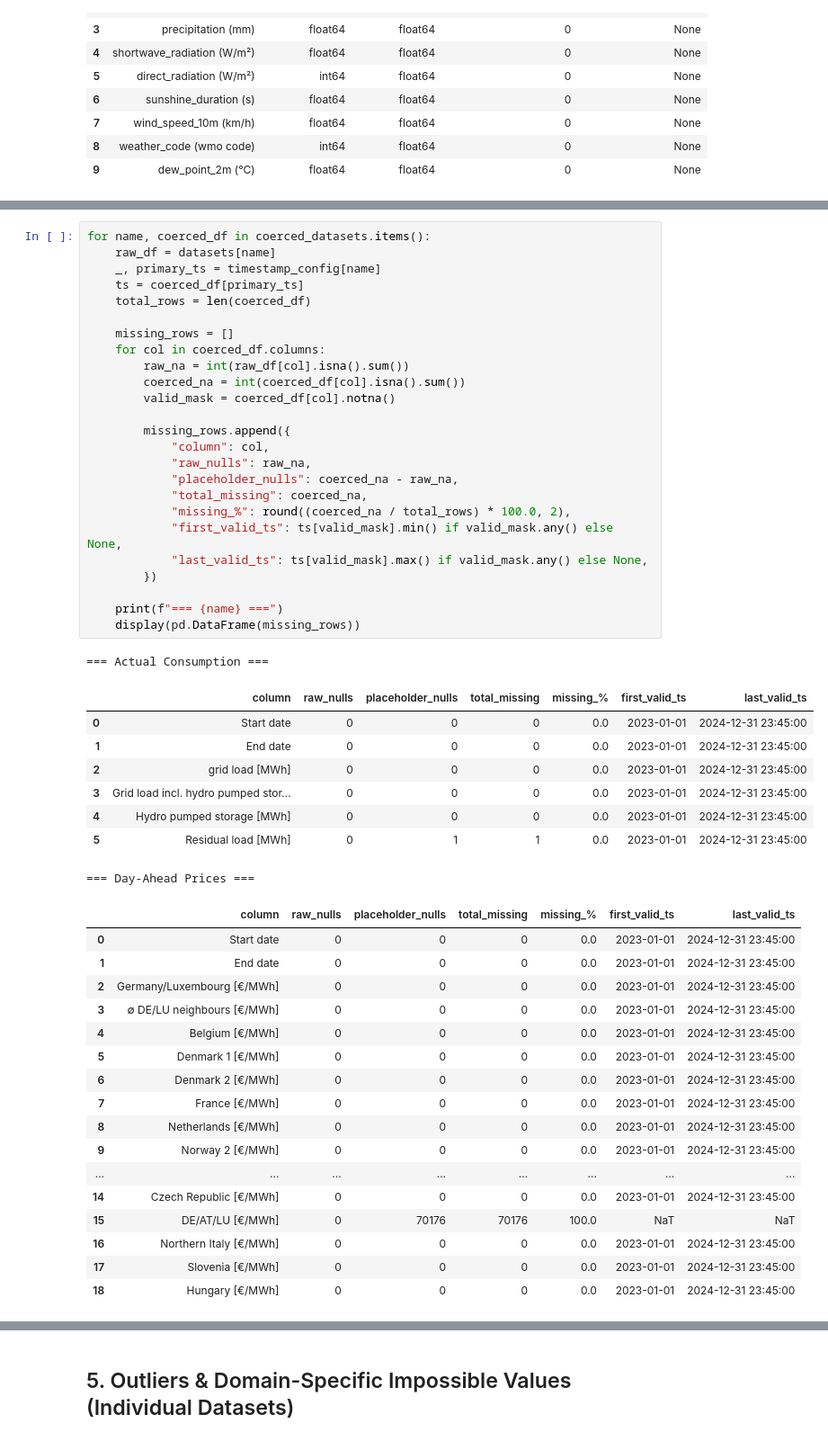
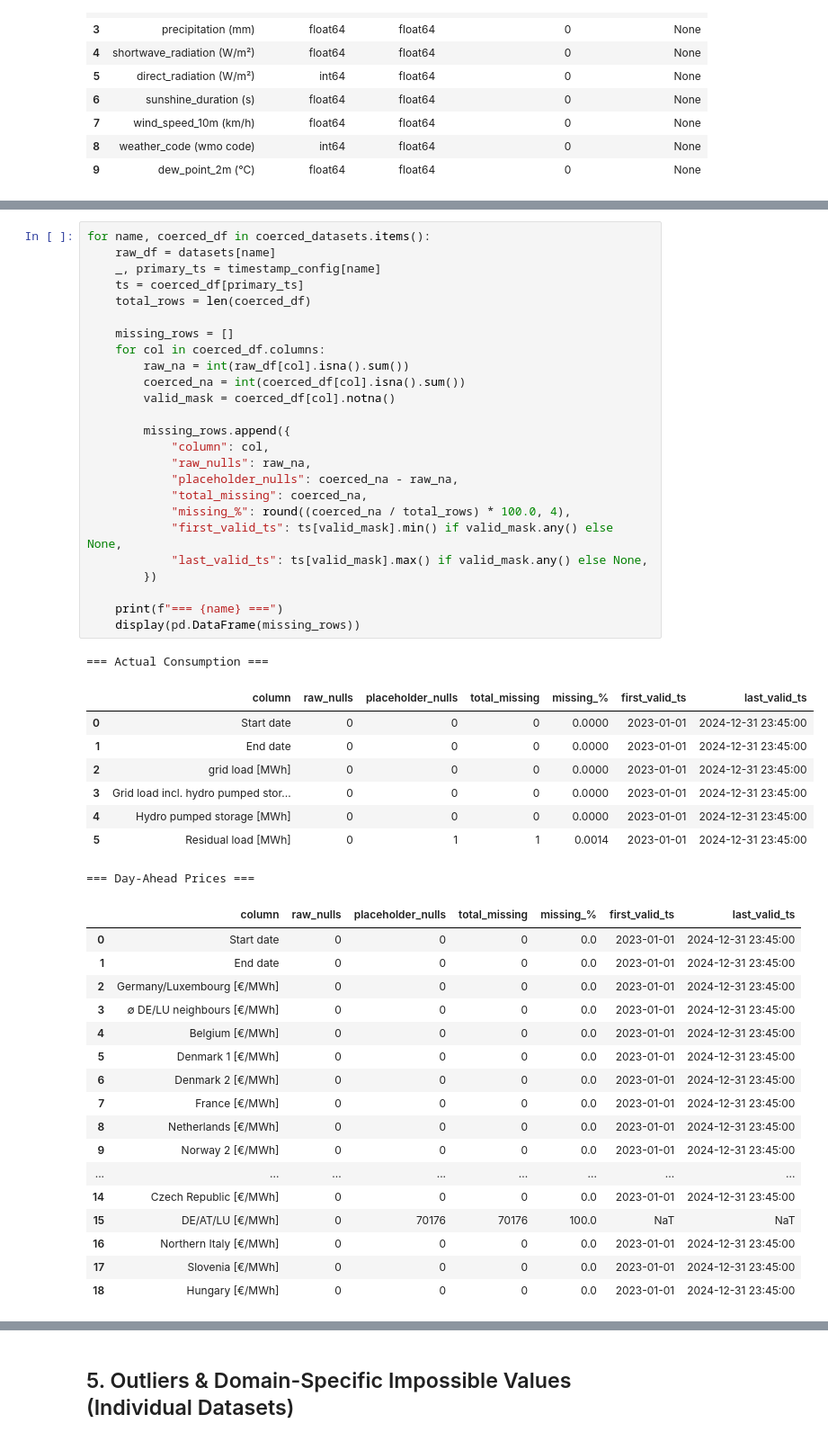
Before and after one commit to nghhai0421/Energy-Forecasting, a Jupyter notebook: preprocessing/exploration.ipynb, the cells around one changed output, grey strips where cells are left out. Shown at 90% size. Saved outputs shown, nothing was run; the diff lists cells and outputs as text.

```diff
--- a/preprocessing/exploration.ipynb
+++ b/preprocessing/exploration.ipynb
@@ -197,37 +199,37 @@ for name, df in datasets.items():
 # %%
 for name, coerced_df in coerced_datasets.items():
     raw_df = datasets[name]
     _, primary_ts = timestamp_config[name]
     ts = coerced_df[primary_ts]
     total_rows = len(coerced_df)
 
     missing_rows = []
     for col in coerced_df.columns:
         raw_na = int(raw_df[col].isna().sum())
         coerced_na = int(coerced_df[col].isna().sum())
         valid_mask = coerced_df[col].notna()
 
         missing_rows.append({
             "column": col,
             "raw_nulls": raw_na,
             "placeholder_nulls": coerced_na - raw_na,
             "total_missing": coerced_na,
-            "missing_%": round((coerced_na / total_rows) * 100.0, 2),
+            "missing_%": round((coerced_na / total_rows) * 100.0, 4),
             "first_valid_ts": ts[valid_mask].min() if valid_mask.any() else None,
             "last_valid_ts": ts[valid_mask].max() if valid_mask.any() else None,
         })
 
     print(f"=== {name} ===")
     display(pd.DataFrame(missing_rows))
 # %% [output]
 === Actual Consumption ===
 |  | column | raw_nulls | placeholder_nulls | total_missing | missing_% | first_valid_ts | last_valid_ts |
-| 0 | Start date | 0 | 0 | 0 | 0.0 | 2023-01-01 | 2024-12-31 23:45:00 |
-| 1 | End date | 0 | 0 | 0 | 0.0 | 2023-01-01 | 2024-12-31 23:45:00 |
-| 2 | grid load [MWh] | 0 | 0 | 0 | 0.0 | 2023-01-01 | 2024-12-31 23:45:00 |
-| 3 | Grid load incl. hydro pumped stor... | 0 | 0 | 0 | 0.0 | 2023-01-01 | 2024-12-31 23:45:00 |
-| 4 | Hydro pumped storage [MWh] | 0 | 0 | 0 | 0.0 | 2023-01-01 | 2024-12-31 23:45:00 |
-| 5 | Residual load [MWh] | 0 | 1 | 1 | 0.0 | 2023-01-01 | 2024-12-31 23:45:00 |
+| 0 | Start date | 0 | 0 | 0 | 0.0000 | 2023-01-01 | 2024-12-31 23:45:00 |
+| 1 | End date | 0 | 0 | 0 | 0.0000 | 2023-01-01 | 2024-12-31 23:45:00 |
+| 2 | grid load [MWh] | 0 | 0 | 0 | 0.0000 | 2023-01-01 | 2024-12-31 23:45:00 |
+| 3 | Grid load incl. hydro pumped stor... | 0 | 0 | 0 | 0.0000 | 2023-01-01 | 2024-12-31 23:45:00 |
+| 4 | Hydro pumped storage [MWh] | 0 | 0 | 0 | 0.0000 | 2023-01-01 | 2024-12-31 23:45:00 |
+| 5 | Residual load [MWh] | 0 | 1 | 1 | 0.0014 | 2023-01-01 | 2024-12-31 23:45:00 |
 === Day-Ahead Prices ===
 |  | column | raw_nulls | placeholder_nulls | total_missing | missing_% | first_valid_ts | last_valid_ts |
 | 0 | Start date | 0 | 0 | 0 | 0.0 | 2023-01-01 | 2024-12-31 23:45:00 |
```
Also changed, not shown: parts of 8 cells of this notebook, 17 other files.
